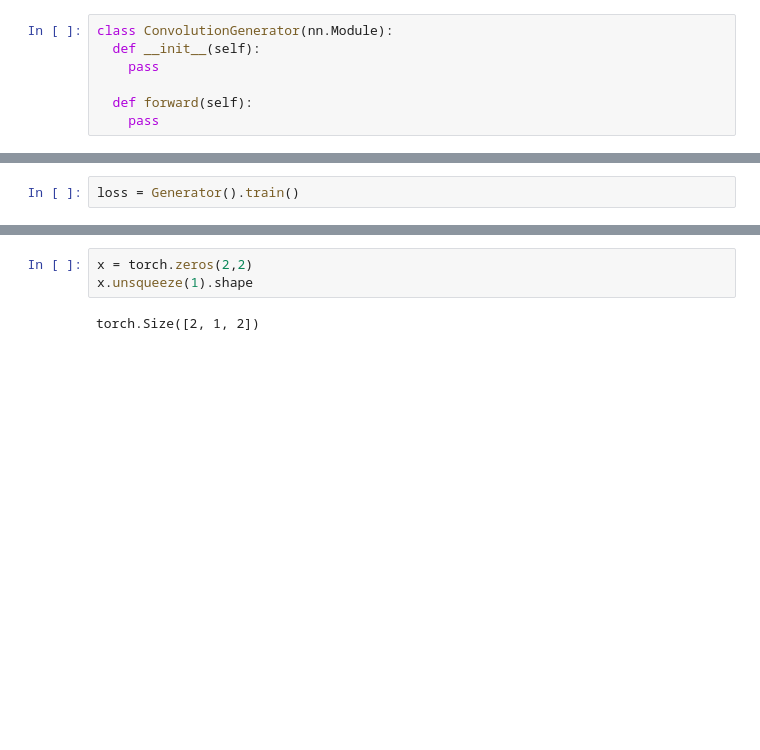
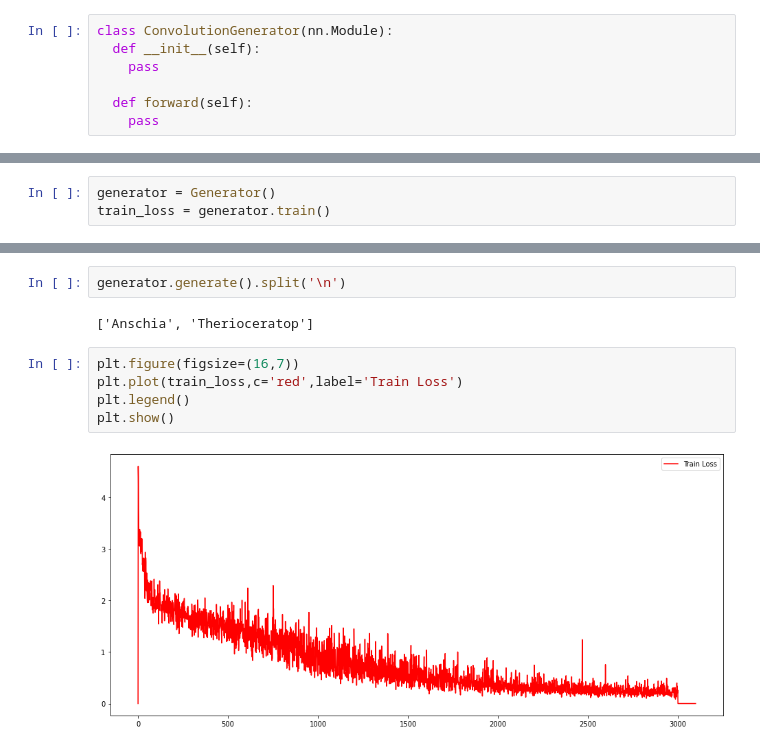
Before and after one commit to MortezaMahdaviMortazavi/DeepLearning-Introduction, a Jupyter notebook: RNN/CharacterLevelRNN.ipynb, the cells around one changed output, grey strips where cells are left out. Cells and saved outputs as stored; diff of their text form; blank space fills up the shorter version.

```diff
--- a/RNN/CharacterLevelRNN.ipynb
+++ b/RNN/CharacterLevelRNN.ipynb
@@ -147,4 +166,5 @@ class Generator:
 # %%
-loss = Generator().train()
+generator = Generator()
+train_loss = generator.train()
 # %% [output]
 ################## Start training #################
@@ -155,5 +187,11 @@ KeyboardInterrupt: ignored
-# %%
-x = torch.zeros(2,2)
-x.unsqueeze(1).shape
-# %% [output]
-torch.Size([2, 1, 2])
+# %%
+generator.generate().split('\n')
+# %% [output]
+['Anschia', 'Therioceratop']
+# %%
+plt.figure(figsize=(16,7))
+plt.plot(train_loss,c='red',label='Train Loss')
+plt.legend()
+plt.show()
+# %% [output]
+[figure, added]
```
Also changed, not shown: parts of 3 cells of this notebook.
